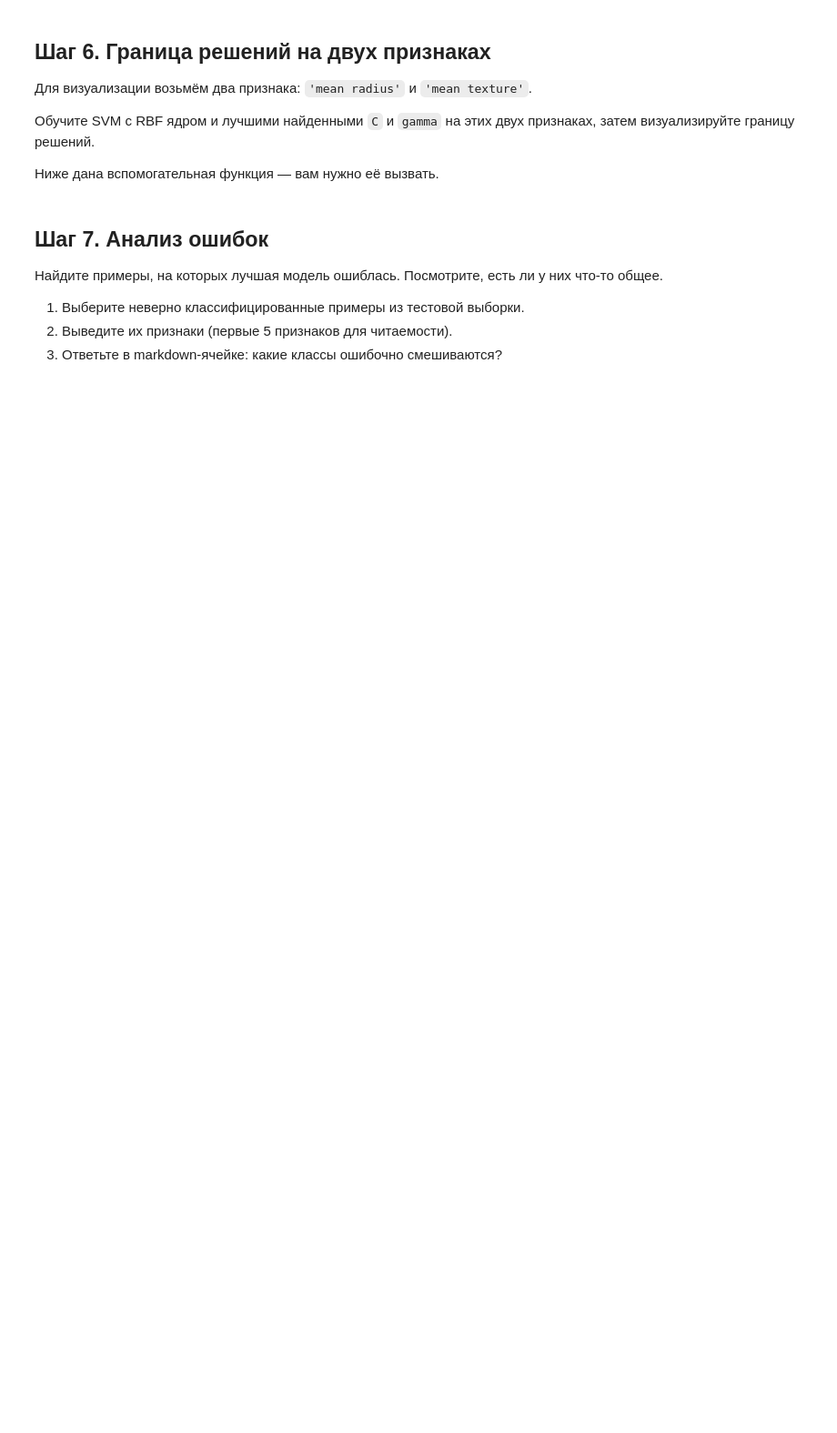
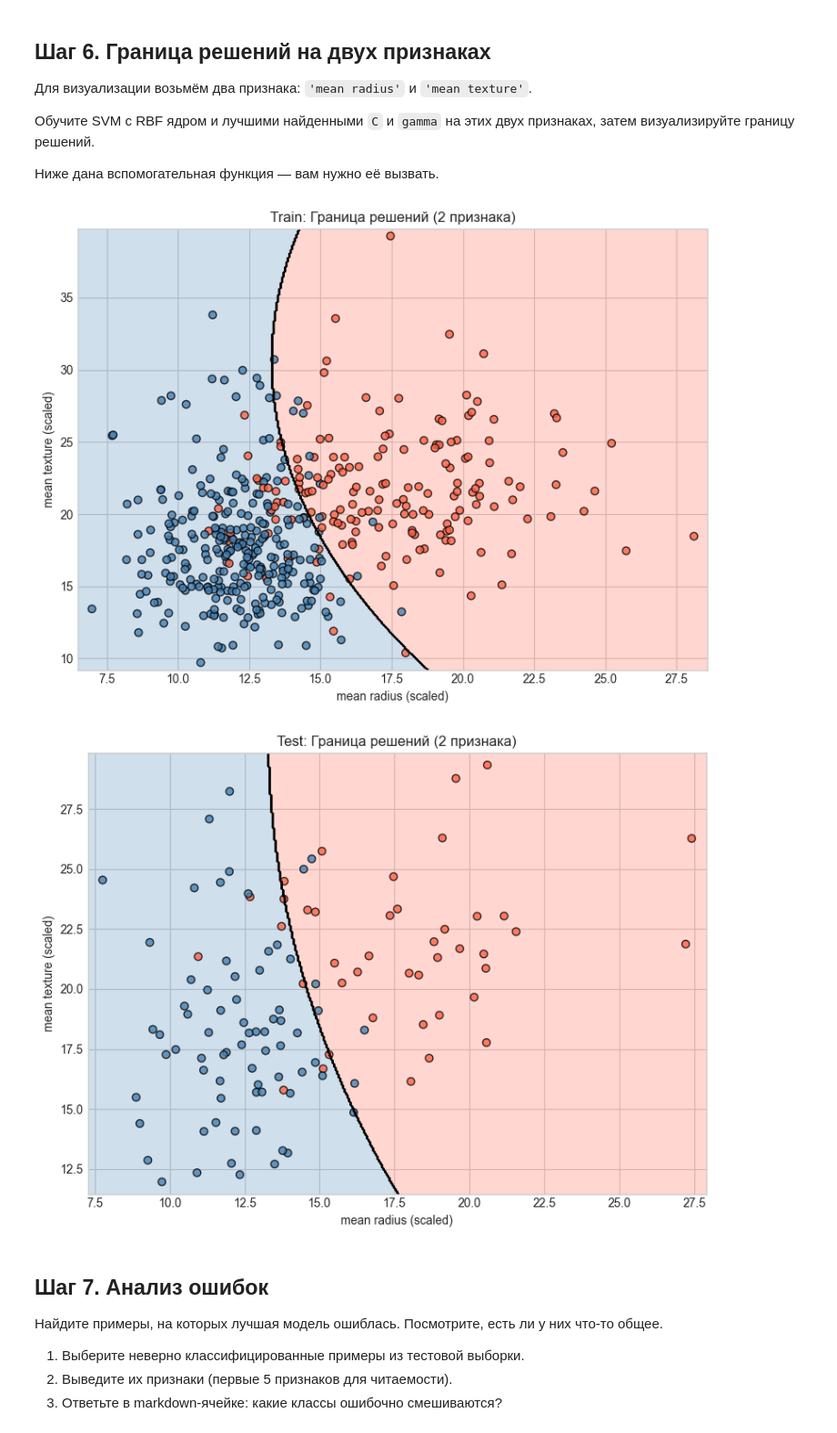
Before and after one commit to Staniskhan/ML_course, a Jupyter notebook: hw10SVM/svm_practice_student.ipynb, the cells around one changed output. Shown at 91% size. Saved outputs shown, nothing was run; the diff lists cells and outputs as text; code cells hidden in the pictures; blank space fills up the shorter version.

```diff
--- a/hw10SVM/svm_practice_student.ipynb
+++ b/hw10SVM/svm_practice_student.ipynb
@@ -241,7 +241,10 @@ param_grid = {
 # 3) Обучите (fit) на train
 # 4) Выведите best_params_ и best_score_
 
-search = ...
+search = GridSearchCV(pipe, param_grid=param_grid, cv=5, scoring='f1')
+search.fit(X_train, y_train)
+best_params = search.best_params_
+best_score = search.best_score_
 
-print('Лучшие параметры:', ...)
-print('CV F1 (best):', ...)
+print('Лучшие параметры:', best_params)
+print('CV F1 (best):', best_score)
@@ -310,24 +331,31 @@ def plot_decision_boundary(model, X_2d, y, title='Граница решений
 # %%
 # Выбираем два признака
 feat1, feat2 = 'mean radius', 'mean texture'
 
 X_train_2d = X_train[[feat1, feat2]].values
 X_test_2d  = X_test[[feat1, feat2]].values
 
 # YOUR CODE HERE
 # 1) Создайте Pipeline: StandardScaler + SVC(kernel='rbf', C=<лучший C>, gamma=<лучший gamma>)
 # 2) Обучите на X_train_2d, y_train
 # 3) Вызовите plot_decision_boundary на тренировочных данных
 # 4) Вызовите plot_decision_boundary на тестовых данных
 
-pipe_2d = ...
+pipe_2d = Pipeline([
+    ('scaler', StandardScaler()),
+    ('svm', SVC(kernel='rbf', C=10, gamma=0.01, random_state=42))
+])
 
+pipe_2d.fit(X_train_2d, y_train)
 # ...
 
-plot_decision_boundary(pipe_2d, ..., y_train.values,
+plot_decision_boundary(pipe_2d, X_train_2d, y_train.values,
                        title='Train: Граница решений (2 признака)')
-plot_decision_boundary(pipe_2d, ..., y_test.values,
+plot_decision_boundary(pipe_2d, X_test_2d, y_test.values,
                        title='Test: Граница решений (2 признака)')
+# %% [output]
+[figure, added]
+[figure, added]
 # %% [markdown]
 ## Шаг 7. Анализ ошибок
 
```
Also changed, not shown: parts of 5 cells of this notebook.
